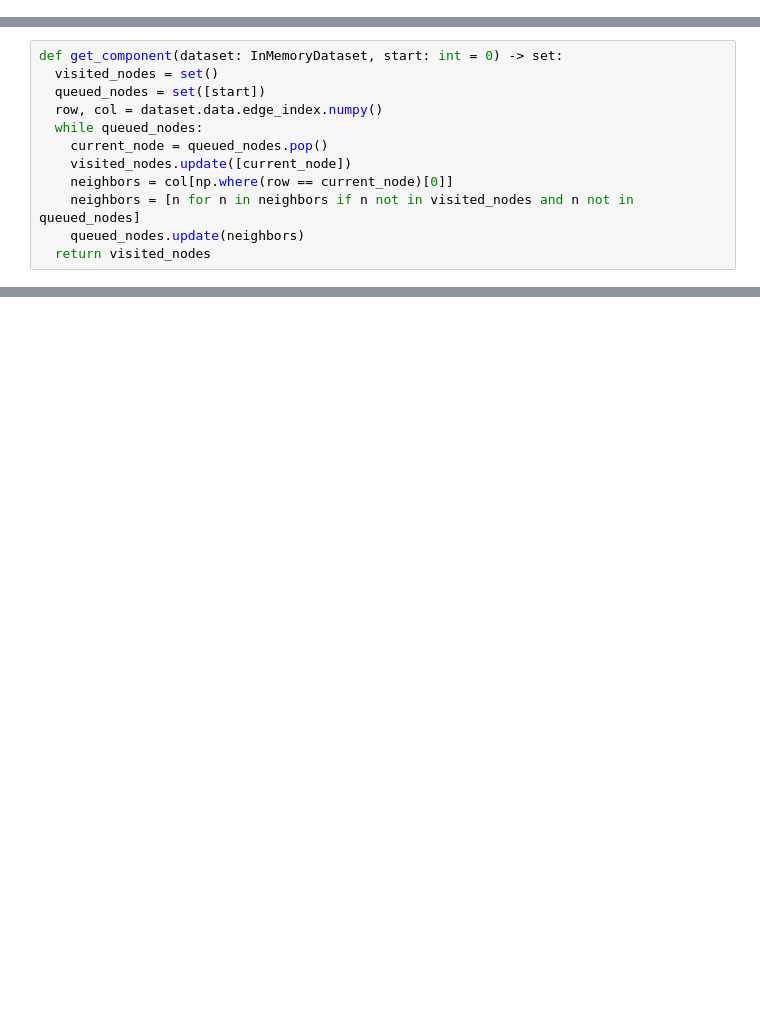
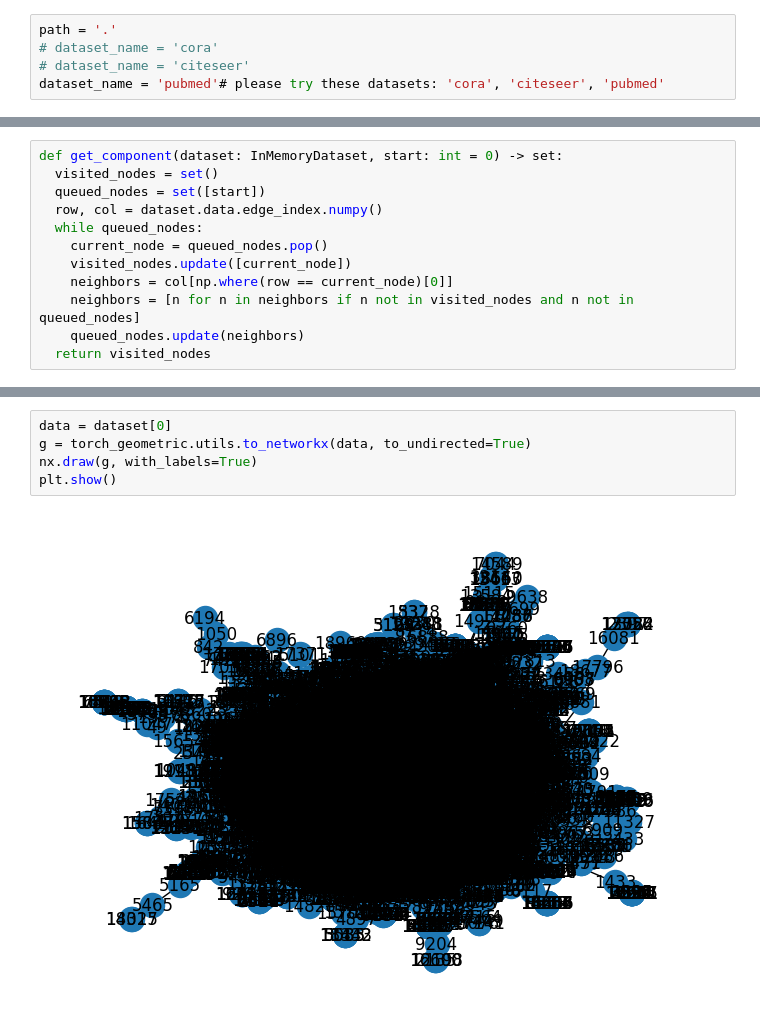
Before and after one commit to ChenS676/subgraph-sketching, a Jupyter notebook: scripts/preprocessing.ipynb, the cells around one changed output, grey strips where cells are left out. Saved outputs shown, nothing was run; the diff lists cells and outputs as text; blank space fills up the shorter version.

Commit message:
data preprocessing demo

```diff
--- a/scripts/preprocessing.ipynb
+++ b/scripts/preprocessing.ipynb
@@ -9,2 +6,7 @@ dataset_name = 'cora'
+# %%
+path = '.'
+# dataset_name = 'cora'
+# dataset_name = 'citeseer'
+dataset_name = 'pubmed'# please try these datasets: 'cora', 'citeseer', 'pubmed'
 # %%
 dataset = Planetoid(path,dataset_name)
@@ -48,0 +58,7 @@ NameError: name 'np' is not defined
+# %%
+data = dataset[0]
+g = torch_geometric.utils.to_networkx(data, to_undirected=True)
+nx.draw(g, with_labels=True)
+plt.show()
+# %% [output]
+[figure, added]
```
Also changed, not shown: parts of 10 cells of this notebook, 1 other file.
